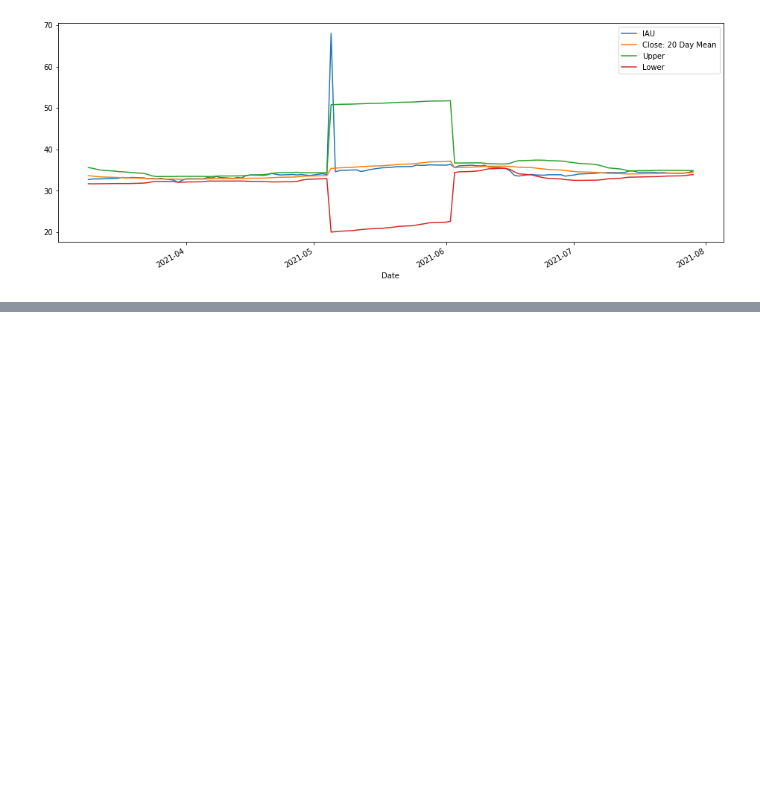
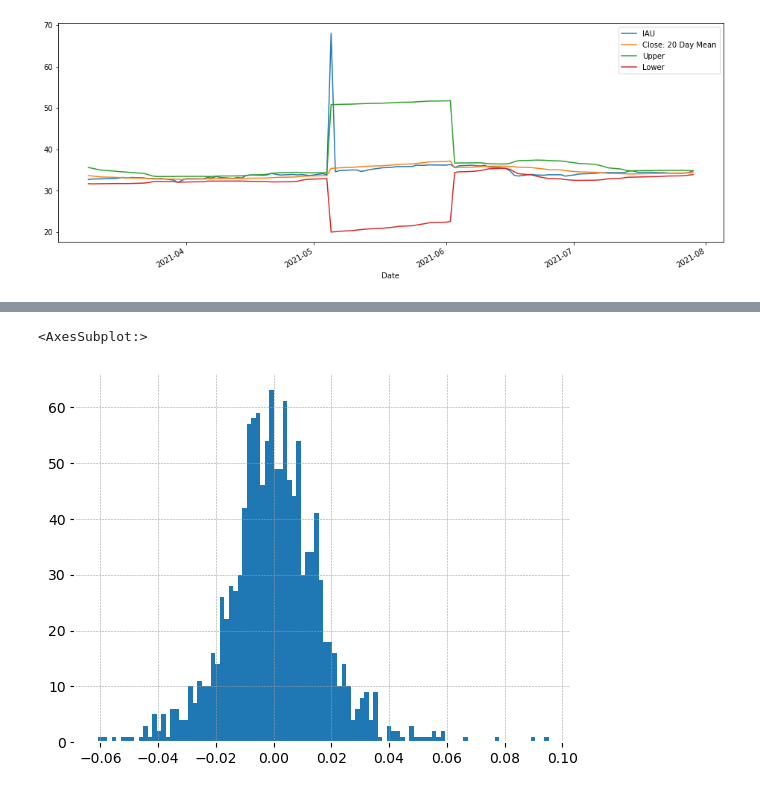
Before and after one commit to aguilarNikolas/Python_forFinancialAnalysis_andAlgorithmicTrading, a Jupyter notebook: Python_for_Financial_Analysis_and_Algorithmic_Trading.ipynb, the cells around one changed output, grey strips where cells are left out. Saved outputs shown, nothing was run; the diff lists cells and outputs as text; code cells hidden in the pictures; blank space fills up the shorter version.

```diff
--- a/Python_for_Financial_Analysis_and_Algorithmic_Trading.ipynb
+++ b/Python_for_Financial_Analysis_and_Algorithmic_Trading.ipynb
@@ -105,0 +352,5 @@ mydata[['IAU','Close: 20 Day Mean','Upper','Lower']].tail(100).plot(figsize=(16,
+# %%
+GM['returns'].hist(bins=100)
+# %% [output]
+<AxesSubplot:>
+[figure, added]
```
Also changed, not shown: parts of 27 cells of this notebook.
